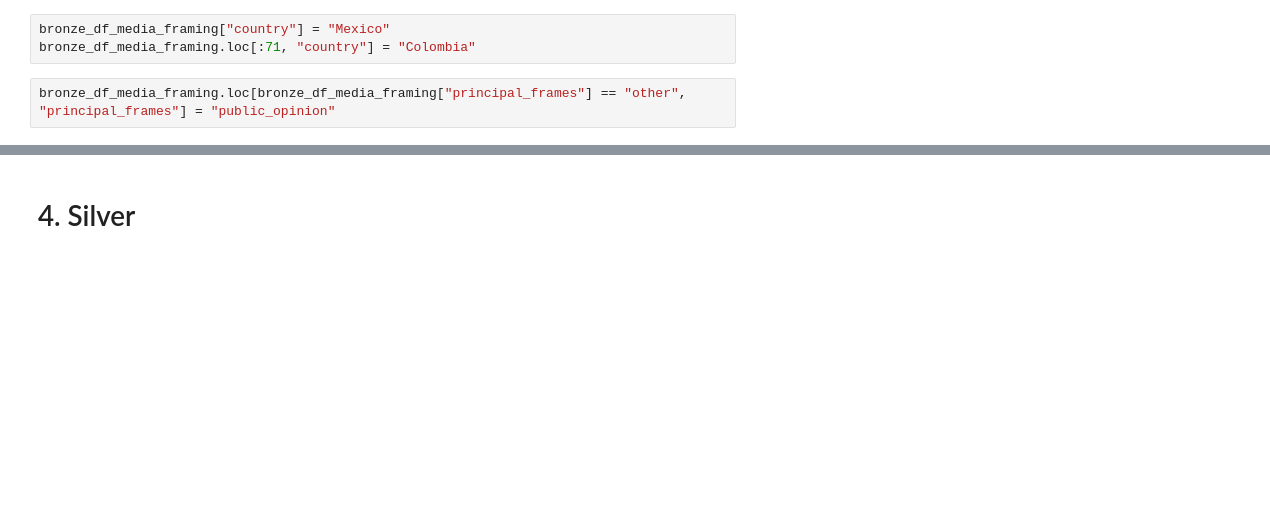
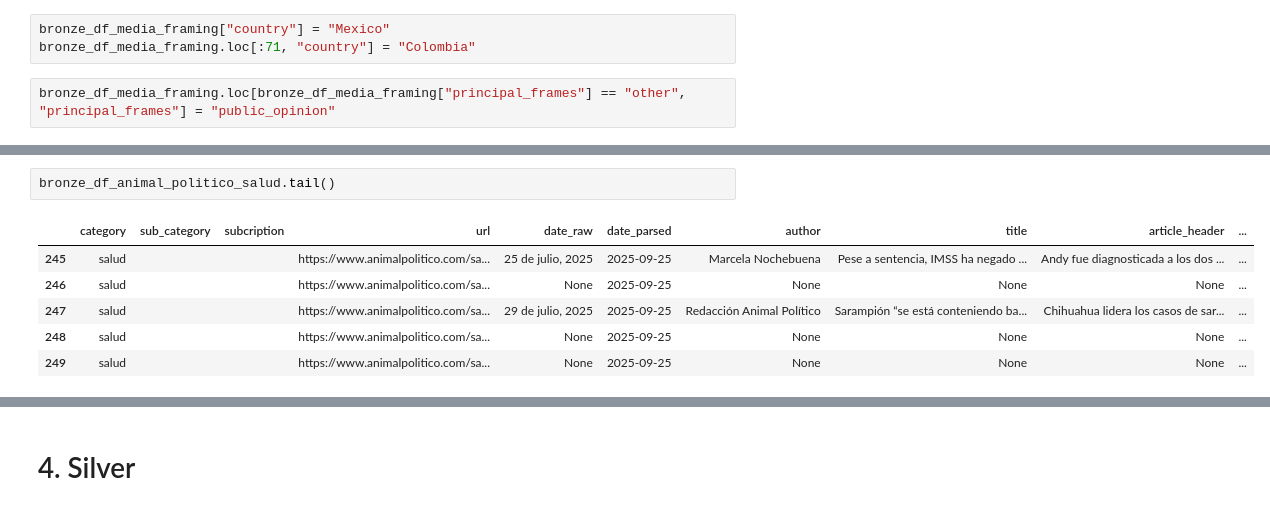
Before and after one commit to BlueAutomata/tesis-optimizacion-de-modelos-de-question-answering, a Jupyter notebook: src/notebooks/02_1_data_preprocessing.ipynb, the cells around one changed output, grey strips where cells are left out. Drawn from its saved outputs; the diff is of its cells as text; blank space fills up the shorter version.

```diff
--- a/src/notebooks/02_1_data_preprocessing.ipynb
+++ b/src/notebooks/02_1_data_preprocessing.ipynb
@@ -120,0 +176,9 @@ bronze_df_media_framing.loc[bronze_df_media_framing["principal_frames"] == "othe
+# %%
+bronze_df_animal_politico_salud.tail()
+# %% [output]
+|  | category | sub_category | subcription | url | date_raw | date_parsed | author | title | article_header | ... |
+| 245 | salud |  |  | https://www.animalpolitico.com/sa... | 25 de julio, 2025 | 2025-09-25 | Marcela Nochebuena | Pese a sentencia, IMSS ha negado ... | Andy fue diagnosticada a los dos ... | ... |
+| 246 | salud |  |  | https://www.animalpolitico.com/sa... | None | 2025-09-25 | None | None | None | ... |
+| 247 | salud |  |  | https://www.animalpolitico.com/sa... | 29 de julio, 2025 | 2025-09-25 | Redacción Animal Político | Sarampión “se está conteniendo ba... | Chihuahua lidera los casos de sar... | ... |
+| 248 | salud |  |  | https://www.animalpolitico.com/sa... | None | 2025-09-25 | None | None | None | ... |
+| 249 | salud |  |  | https://www.animalpolitico.com/sa... | None | 2025-09-25 | None | None | None | ... |
```
Also changed, not shown: parts of 54 cells of this notebook.
